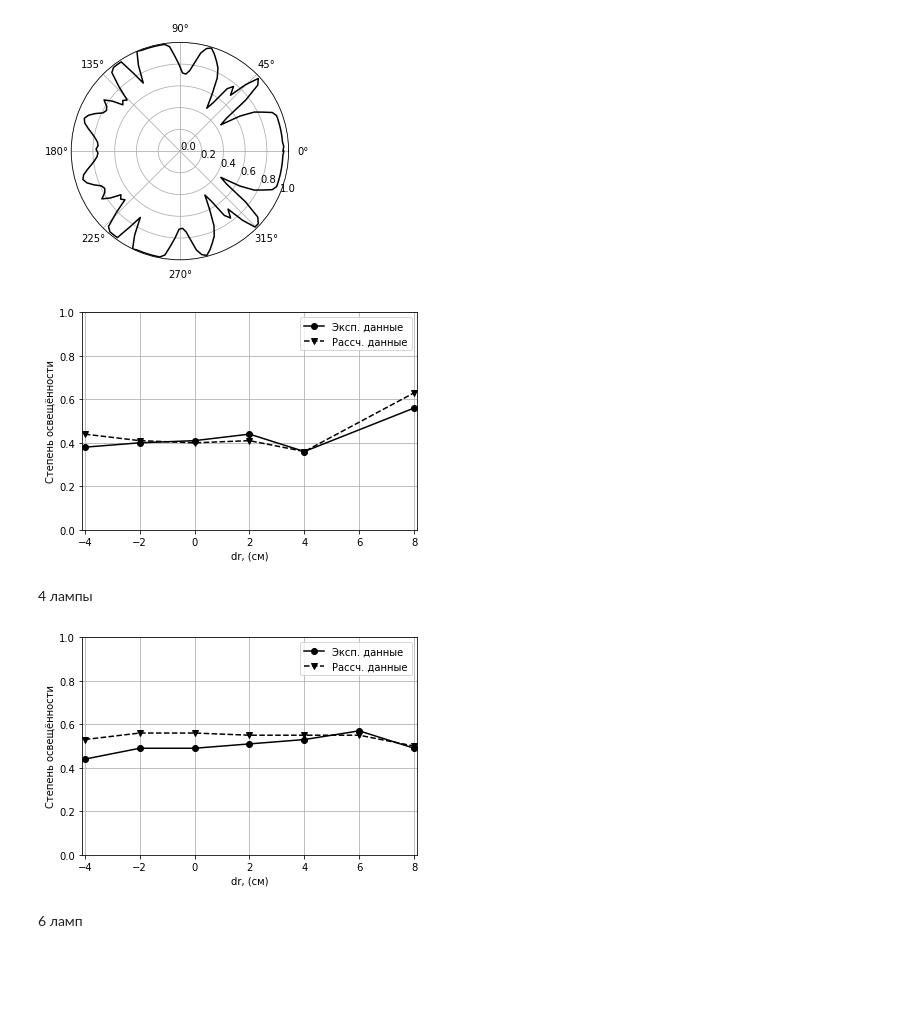
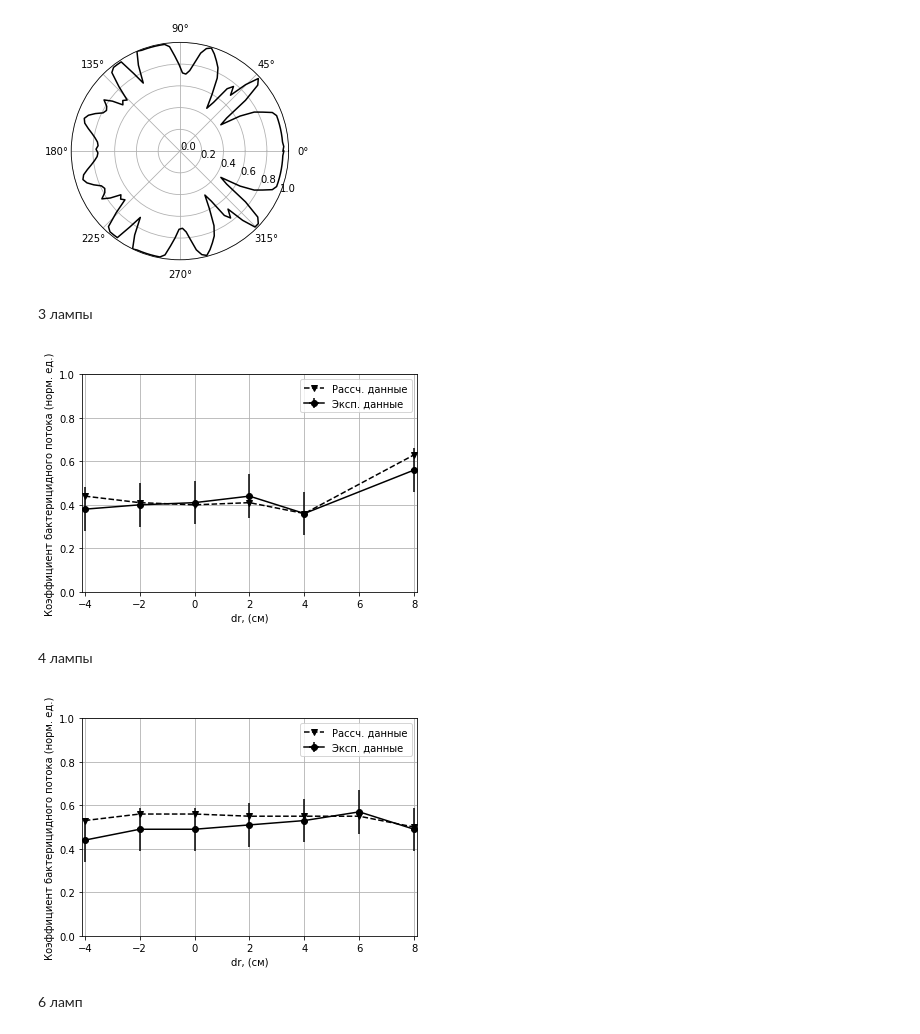
Before and after one commit to AnanasiDiod/Diploma, a Jupyter notebook: UV_field_calc/graph_plot.ipynb, the cells around one changed output. Saved outputs shown, nothing was run; the diff lists cells and outputs as text; code cells hidden in the pictures; blank space fills up the shorter version.

```diff
--- a/UV_field_calc/graph_plot.ipynb
+++ b/UV_field_calc/graph_plot.ipynb
@@ -25,26 +25,32 @@ ax.grid(True)
 plt.show()
 # %% [output]
 [figure]
+# %% [markdown]
+3 лампы
 # %%
 lamps_3_full = {'exp': [0.38, 0.40, 0.41, 0.44, 0.36, 0.56], 'calc': [0.44, 0.41, 0.40, 0.41, 0.36, 0.63]}
 x = [-4, -2, 0, 2, 4, 8]
 
 fig, ax = plt.subplots()
+
+xerr = np.ones(len(x))*0.1
+yerr = np.ones(len(x))*0.1
+
 # ax.errorbar(x, lamps_3_full['exp'], 0.05, 0.1, color = '000')
-ax.plot(x, lamps_3_full['exp'], color = '000', marker = 'o', label='Эксп. данные')
+ax.errorbar(x, lamps_3_full['exp'], xerr = xerr, yerr = yerr, color = '000', marker = 'o', label='Эксп. данные')
 ax.plot(x, lamps_3_full['calc'], color = '000', linestyle='--', marker = 'v', label='Рассч. данные')
 ax.set_xticks([-4,-2,0,2,4,6,8])
 ax.set_yticks([0,0.2,0.4,0.6,0.8,1])
 ax.set_xlim(-4.1,8.1)
 ax.set_ylim(0,1)
 ax.set_xlabel('dr, (см)')
-ax.set_ylabel('Степень освещённости')
+ax.set_ylabel('Коэффициент бактерицидного потока (норм. ед.)')
 ax.legend()
 ax.grid(True)
 
 plt.show()
 # %% [output]
-[figure, old version]
+[figure, new version]
 # %% [markdown]
 4 лампы
 # %%
@@ -52,21 +58,25 @@ lamps_4_full = {'exp': [0.44, 0.49, 0.49, 0.51, 0.53, 0.57, 0.49], 'calc': [0.53
 x = [-4, -2, 0, 2, 4, 6, 8]
 
 fig, ax = plt.subplots()
+
+xerr = np.ones(len(x))*0.1
+yerr = np.ones(len(x))*0.1
+
 # ax.errorbar(x, lamps_3_full['exp'], 0.05, 0.1, color = '000')
-ax.plot(x, lamps_4_full['exp'], color = '000', marker = 'o', label='Эксп. данные')
+ax.errorbar(x, lamps_4_full['exp'], xerr = xerr, yerr = yerr, color = '000', marker = 'o', label='Эксп. данные')
 ax.plot(x, lamps_4_full['calc'], color = '000', linestyle='--', marker = 'v', label='Рассч. данные')
 ax.set_xticks([-4,-2,0,2,4,6,8])
 ax.set_yticks([0,0.2,0.4,0.6,0.8,1])
 ax.set_xlim(-4.1,8.1)
 ax.set_ylim(0,1)
 ax.set_xlabel('dr, (см)')
-ax.set_ylabel('Степень освещённости')
+ax.set_ylabel('Коэффициент бактерицидного потока (норм. ед.)')
 ax.legend()
 ax.grid(True)
 
 plt.show()
 # %% [output]
-[figure, old version]
+[figure, new version]
 # %% [markdown]
 6 ламп
 # %%
```
Also changed, not shown: parts of 3 cells of this notebook, 12 other files.
